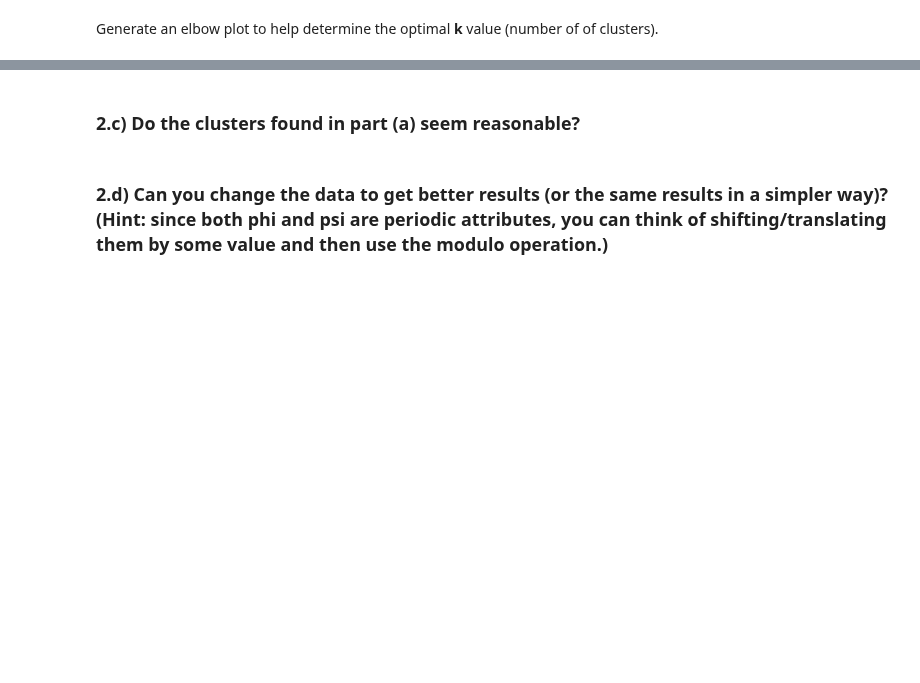
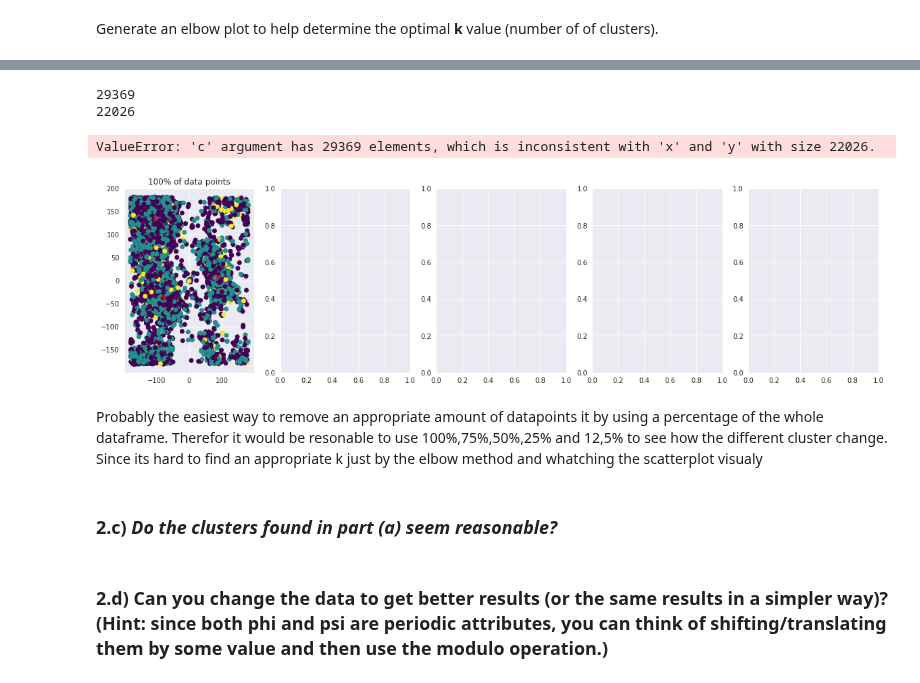
Before and after one commit to lukasmartinsson/dat405, a Jupyter notebook: assignment_3/assignment_3.ipynb, the cells around one changed output, grey strips where cells are left out. Cells and saved outputs as stored; diff of their text form; code cells hidden in the pictures; blank space fills up the shorter version.

```diff
--- a/assignment_3/assignment_3.ipynb
+++ b/assignment_3/assignment_3.ipynb
@@ -132,0 +179,26 @@ plt.show()
+# %%
+# previous
+
+from sklearn.datasets import make_blobs
+
+optimal_k = [3,4,5]
+l = [1,0.75,0.5,0.25,0.125]
+fig, axs = plt.subplots(1, len(l), figsize=(20,5))
+for i in range(0,len(l)):
+  n_samples = int(len(X)*l[i])
+  print(n_samples)
+  X_blob, _ = make_blobs(n_samples=n_samples, centers=X)
+
+  kmean_model = KMeans(n_clusters=3, random_state=0).fit(X_blob)
+  y_pred = kmean_model.predict(X)
+
+  axs[i].scatter(X_blob[:,0], X_blob[:,1], c=y_pred, cmap='viridis')
+  axs[i].scatter(kmean_model.cluster_centers_[:, 0], kmean_model.cluster_centers_[:, 1], marker='x',c='red')
+  axs[i].set_title('{0}% of data points'.format(l[i]*100))
+# %% [output]
+29369
+22026
+ValueError: 'c' argument has 29369 elements, which is inconsistent with 'x' and 'y' with size 22026.
+[figure, added]
+# %% [markdown]
+Probably the easiest way to remove an appropriate amount of datapoints it by using a percentage of the whole dataframe. Therefor it would be resonable to use 100%,75%,50%,25% and 12,5% to see how the different cluster change. Since its hard to find an appropriate k just by the elbow method and whatching the scatterplot visualy
@@ -133,5 +208,5 @@ plt.show()
 # %% [markdown]
-### **2.c)** Do the clusters found in part **(a)** seem reasonable?
+### **2.c)** *Do the clusters found in part **(a)** seem reasonable?*
 # %% [markdown]
 ### **2.d)** Can you change the data to get better results (or the same results in a simpler way)? (Hint: since both phi and psi are periodic attributes, you can think of shifting/translating them by some value and then use the modulo operation.)
 # %% [markdown]
```
Also changed, not shown: parts of 7 cells of this notebook.
